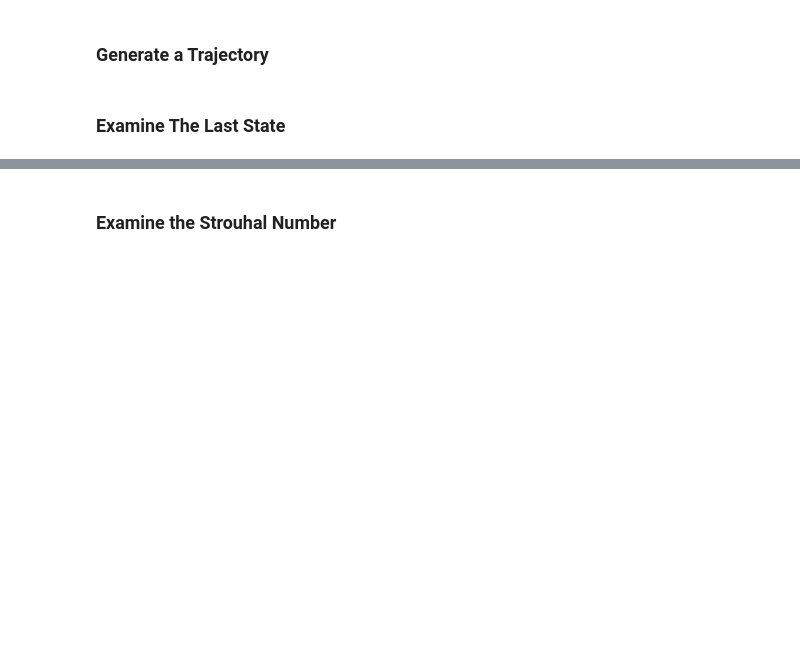
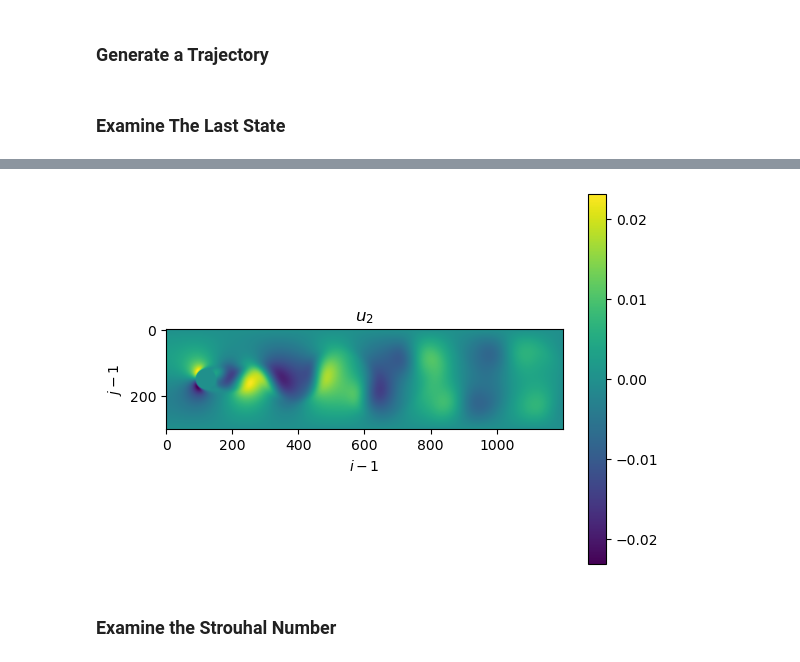
Before and after one commit to grmacchio/dynml, a Jupyter notebook: test_dynml/examples/test_cylinder.ipynb, the cells around one changed output, grey strips where cells are left out. Cells and saved outputs as stored; diff of their text form; code cells hidden in the pictures; blank space fills up the shorter version.

```diff
--- a/test_dynml/examples/test_cylinder.ipynb
+++ b/test_dynml/examples/test_cylinder.ipynb
@@ -39,3 +68,13 @@ show()
+# %%
+fig, ax = subplots()
+plot = ax.imshow(u2_last)
+fig.colorbar(plot)
+ax.set_title("$u_2$")
+ax.set_xlabel("$i - 1$")
+ax.set_ylabel("$j - 1$")
+show()
+# %% [output]
+[figure, added]
 # %% [markdown]
 ### Examine the Strouhal Number
 # %%
```
Also changed, not shown: parts of 7 cells of this notebook.
